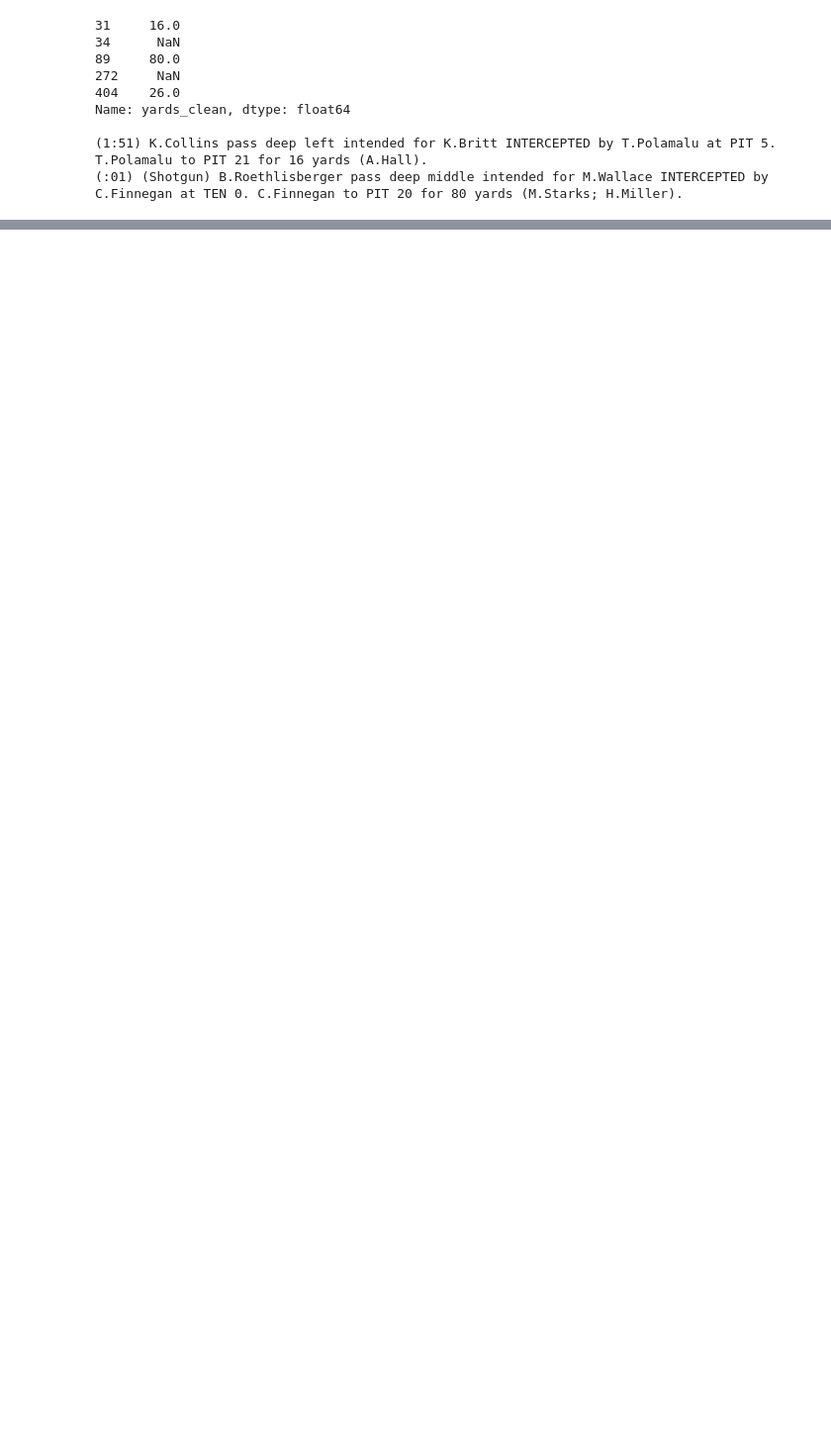
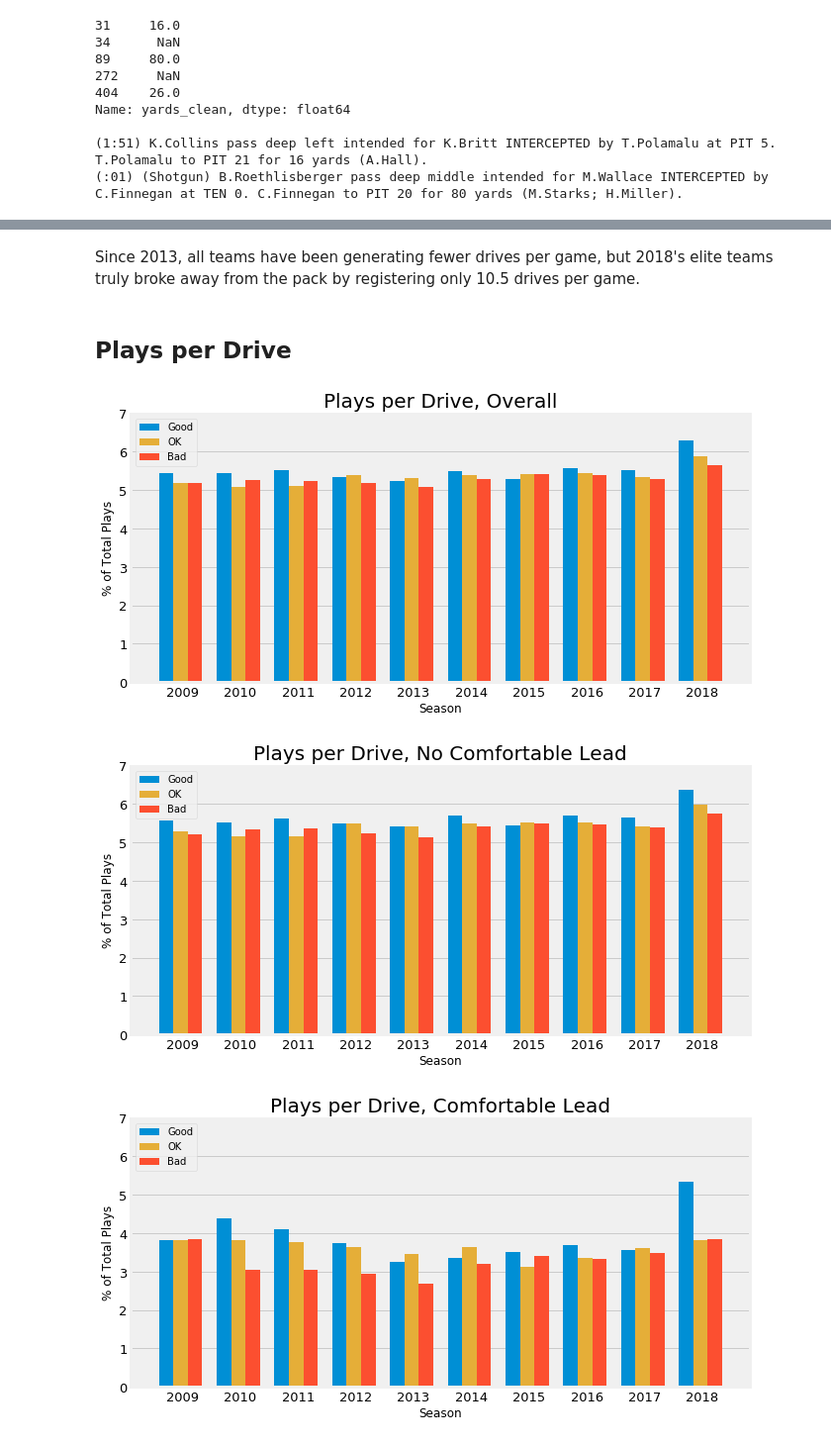
Before and after one commit to jeesuk/NFL-offense, a Jupyter notebook: NFL_offense.ipynb, the cells around one changed output, grey strips where cells are left out. Shown: that part at 99% size. Drawn from its saved outputs; the diff is of its cells as text; code cells hidden in the pictures; blank space fills up the shorter version.

```diff
--- a/NFL_offense.ipynb
+++ b/NFL_offense.ipynb
@@ -1058,0 +631,58 @@ Looking at the different performance tiers of teams, there is some separation be
+# %% [markdown]
+Since 2013, all teams have been generating fewer drives per game, but 2018's elite teams truly broke away from the pack by registering only 10.5 drives per game.
+# %% [markdown]
+## Plays per Drive
+# %%
+# Plays per drive general formula
+def ppd_breakdown(df, plays, drives):
+    team_list = []
+    for season in seasons:
+        home_plays = df.loc[(df.season == season) & (df.EOG==1), 'home' + plays].sum()
+        away_plays = df.loc[(df.season == season) & (df.EOG==1), 'away' + plays].sum()
+        home_drives = df.loc[(df.season == season) & (df.EOG==1), 'home' + drives].sum()
+        away_drives = df.loc[(df.season == season) & (df.EOG==1), 'away' + drives].sum()
+        total_plays = home_plays + away_plays
+        total_drives = home_drives + away_drives
+        total_ppd = total_plays / total_drives
+        team_list.append(total_ppd)
+    return team_list
+
+%matplotlib inline
+
+
+graphs = ['ppd', 'ppd_nocl', 'ppd_cl']
+plays = ['_combined_plays_final', '_combined_plays_wocl_final', '_combined_plays_wcl_final']
+drives = ['_drives_final', '_drives_wocl_final', '_drives_wcl_final']
+titles = ['Plays per Drive, Overall', 'Plays per Drive, No Comfortable Lead', 'Plays per Drive, Comfortable Lead']
+
+for i in range(3):
+    good_teams = ppd_breakdown(good, plays[i], drives[i])
+    ok_teams = ppd_breakdown(ok, plays[i], drives[i])
+    bad_teams = ppd_breakdown(bad, plays[i], drives[i])
+
+    df = pd.DataFrame(
+        {
+            "Season": seasons,
+            "Good": good_teams,
+            "OK": ok_teams,
+            "Bad": bad_teams
+        })
+
+    fig, graphs[i] = plt.subplots(figsize=(10,5))
+    graphs[i].bar(df.Season, df.Good, width = .25, color=[0, 143/255, 213/255])
+    graphs[i].bar(df.Season + .25, df.OK, width = .25, color=[229/255, 174/255, 56/255])
+    graphs[i].bar(df.Season + .5, df.Bad, width = .25, color=[252/255, 79/255, 48/255])
+    graphs[i].legend(df[['Good', 'OK', 'Bad']], loc='upper left')
+    graphs[i].set_xticklabels(df.Season, fontsize=13, ha='left', rotation=0)
+    graphs[i].set_xticks(df.Season)
+    graphs[i].set_yticklabels(df.Bad, fontsize=13)
+    graphs[i].set_ylim(0, 7)
+    graphs[i].xaxis.grid(False)
+    graphs[i].set_xlabel('Season')
+    graphs[i].set_ylabel('% of Total Plays')
+    graphs[i].set_title(titles[i], fontsize=20)
+    graphs[i].yaxis.set_major_formatter(ticker.FormatStrFormatter('%.0f'))
+# %% [output]
+[figure, added]
+[figure, added]
+[figure, added]
```
Also changed, not shown: parts of 120 cells of this notebook.
